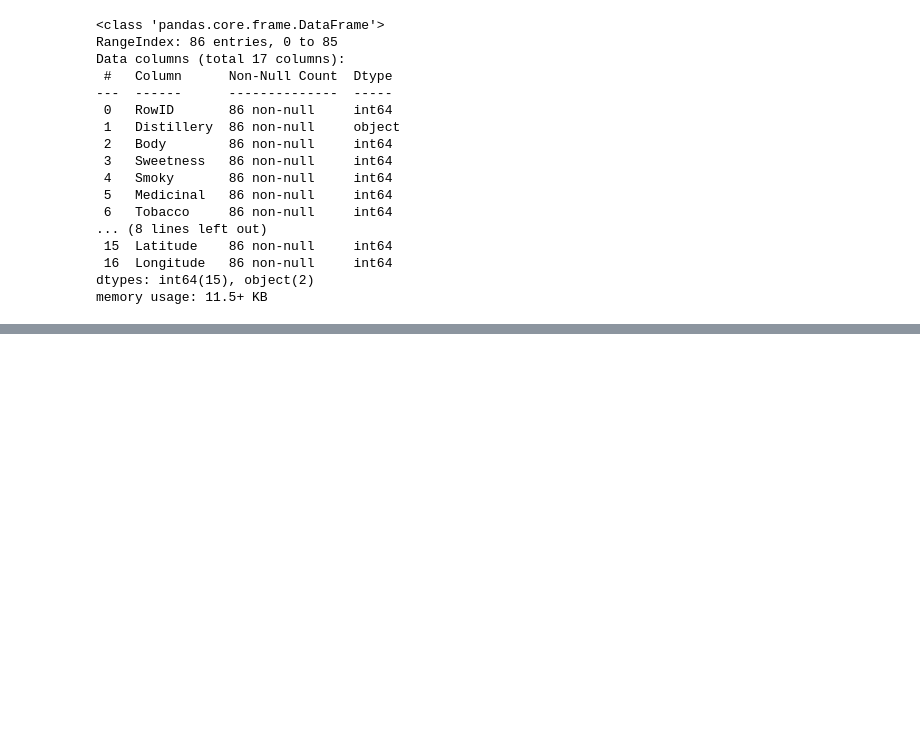
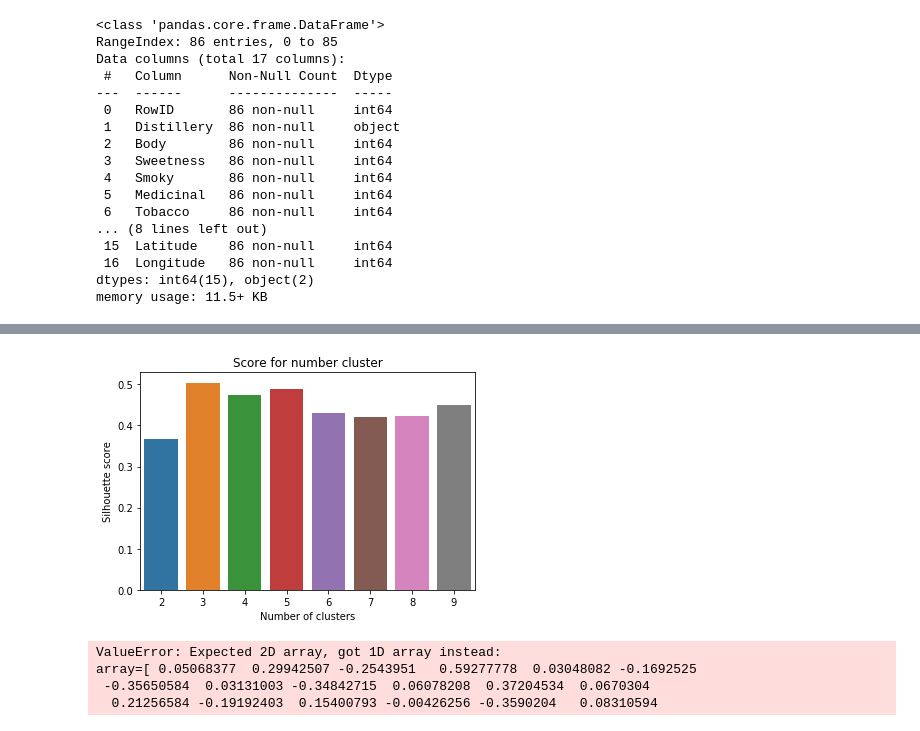
Before and after one commit to PhathuAuti/k-means_clustering, a Jupyter notebook: Whisky Tasting Data.ipynb, the cells around one changed output, grey strips where cells are left out. Drawn from its saved outputs; the diff is of its cells as text; code cells hidden in the pictures; blank space fills up the shorter version.

```diff
--- a/Whisky Tasting Data.ipynb
+++ b/Whisky Tasting Data.ipynb
@@ -116 +177,20 @@ plt.show()
+# %%
+from sklearn.metrics import silhouette_score
+sil_scores = []
+for clusters in range(2,10):
+    km = KMeans(n_clusters=clusters, random_state=42)
+    km.fit(X_reduced)
+    labels =  km.predict(X_reduced)
+
+    #silhouette score
+    sil_score = silhouette_score(X_reduced, labels)
+    sil_scores.append(sil_score)
+
+sns.barplot(x=list(range(2,10)), y=sil_scores)
+plt.title('Score for number cluster')
+plt.xlabel('Number of clusters')
+plt.ylabel('Silhouette score')
+plt.show()
+# %% [output]
+[figure, added]
 # %%
@@ -118,6 +198,23 @@ kmeans = KMeans(n_clusters = 10, init = 'k-means++', max_iter = 300, n_init = 10
 y_kmeans = kmeans.fit_predict(X)
 
 # X = X.as_matrix(columns = None)
+# %%
+sse = {}
+for k in range(1, 10):
+    kmeans = KMeans(n_clusters=k, max_iter=1000).fit(X)
+    X["clusters"] = kmeans.labels_
+    #print(data["clusters"])
+    sse[k] = kmeans.inertia_ # Inertia: Sum of distances of samples to their closest cluster center
+plt.figure()
+plt.plot(list(sse.keys()), list(sse.values()))
+plt.xlabel("Number of cluster")
+plt.ylabel("SSE")
+plt.show()
+# %% [output]
+ValueError: Expected 2D array, got 1D array instead:
+array=[ 0.05068377  0.29942507 -0.2543951   0.59277778  0.03048082 -0.1692525
+ -0.35650584  0.03131003 -0.34842715  0.06078208  0.37204534  0.0670304
+  0.21256584 -0.19192403  0.15400793 -0.00426256 -0.3590204   0.08310594
 # %%
 # plt.scatter(X[y_kmeans == 0, 0], X[y_kmeans == 0,1],s=100,c='red',label='Others')
 # plt.scatter(X[y_kmeans == 1, 0], X[y_kmeans == 1,1],s=100,c='blue',label='Main')
```
Also changed, not shown: parts of 21 cells of this notebook.
